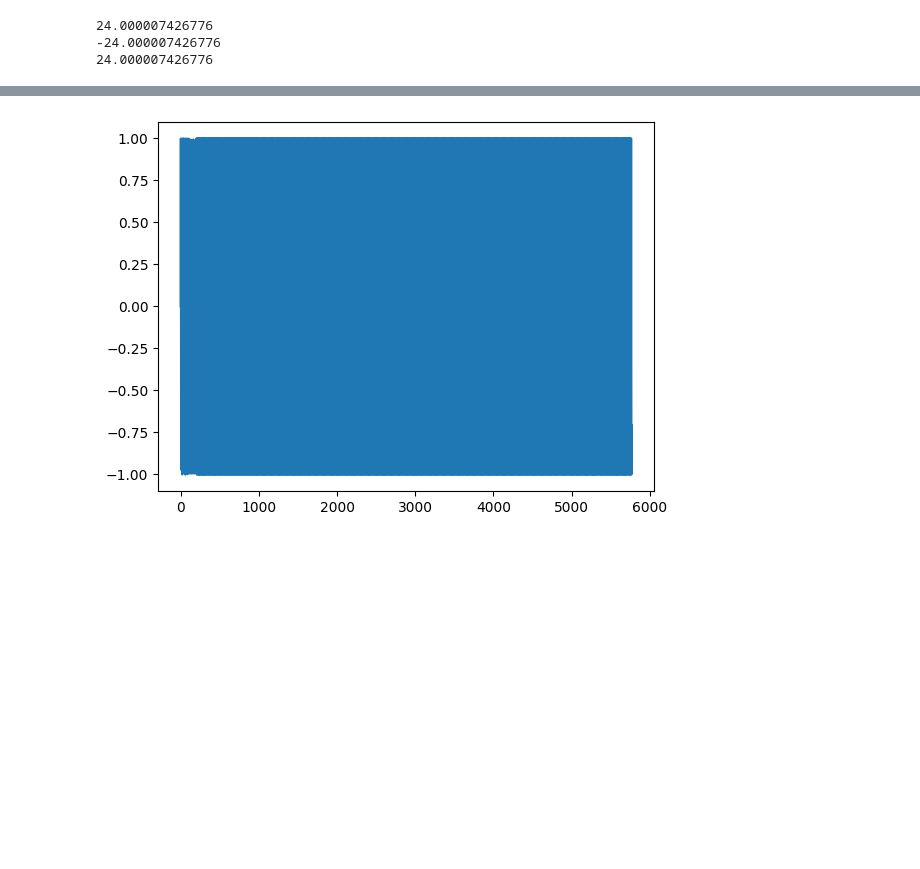
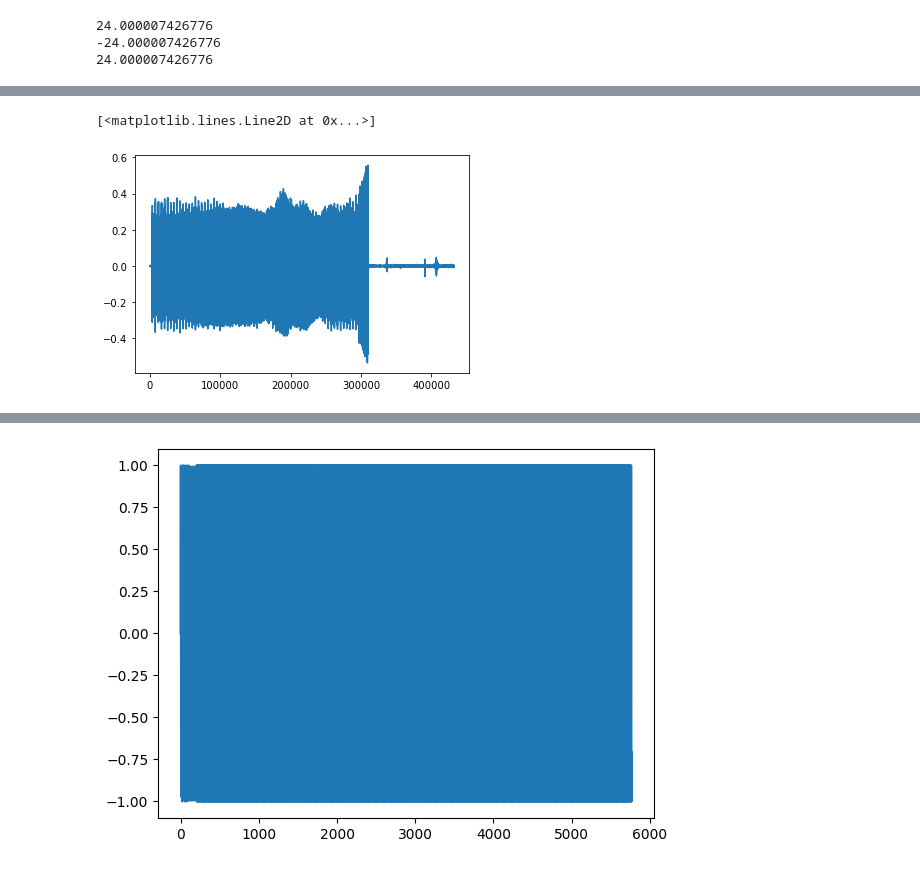
Before and after one commit to DFPMTS/Athernet, a Jupyter notebook: Extras/frame_detect.ipynb, the cells around one changed output, grey strips where cells are left out. Saved outputs shown, nothing was run; the diff lists cells and outputs as text; code cells hidden in the pictures; blank space fills up the shorter version.

```diff
--- a/Extras/frame_detect.ipynb
+++ b/Extras/frame_detect.ipynb
@@ -200,3 +229,8 @@ print("------ Errors: ",str(errors))
+# %%
+plt.plot(a)
+# %% [output]
+[<matplotlib.lines.Line2D at 0x...>]
+[figure, added]
 # %%
 plt.plot(a[pos:pos+piece])
 plt.plot(carrier_0)
```
Also changed, not shown: parts of 2 cells of this notebook, 2 other files.
